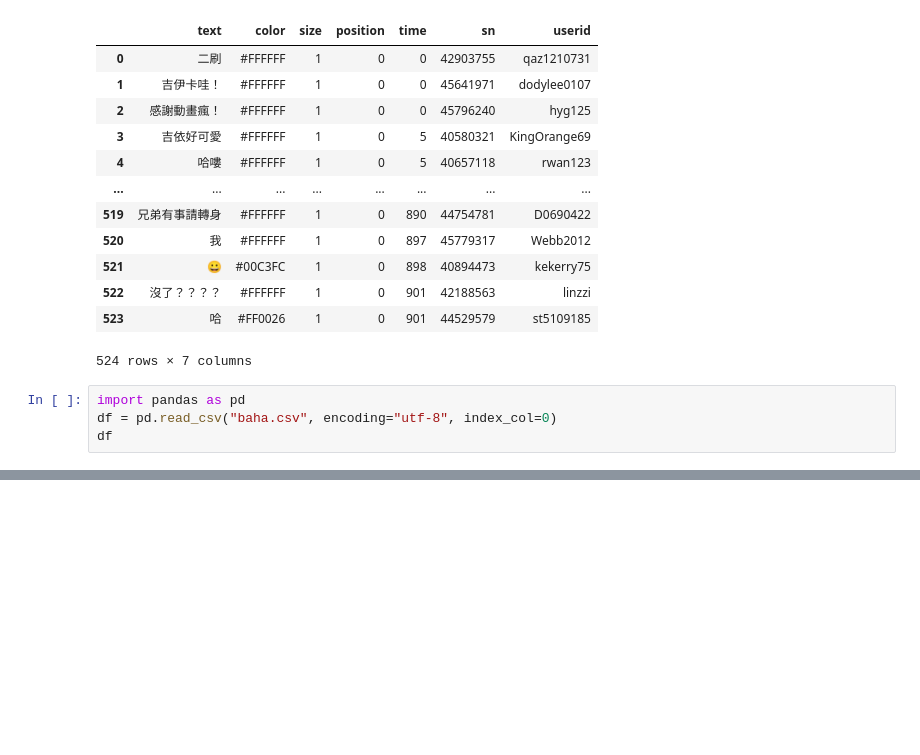
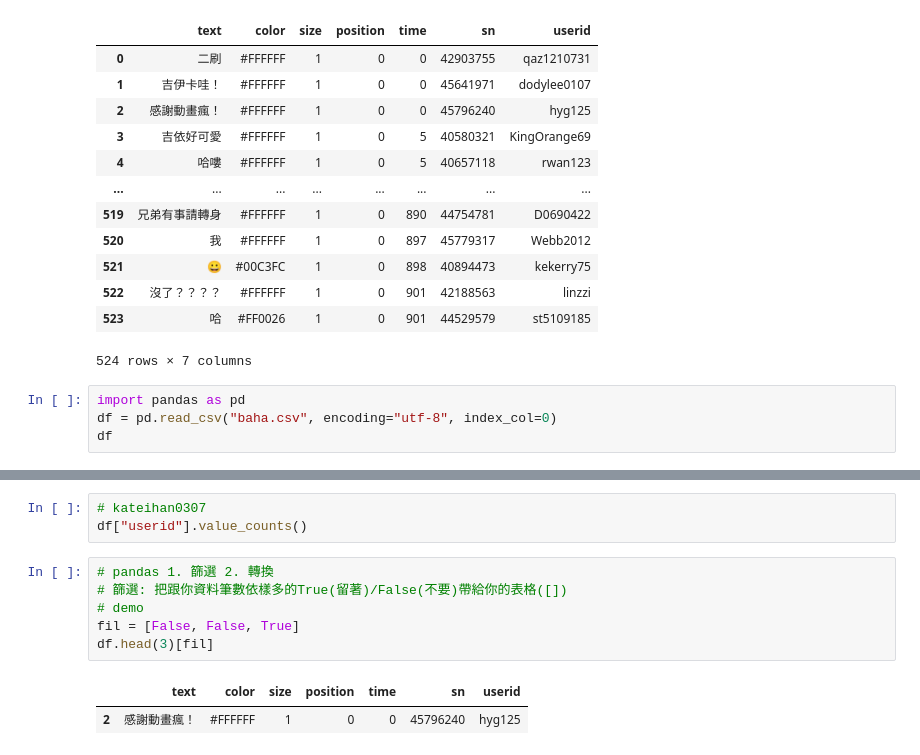
Before and after one commit to Elwing-Chou/tibame_20250729, a Jupyter notebook: tibame_20250821.ipynb, the cells around one changed output, grey strips where cells are left out. Drawn from its saved outputs; the diff is of its cells as text; blank space fills up the shorter version.

```diff
--- a/tibame_20250821.ipynb
+++ b/tibame_20250821.ipynb
@@ -229,0 +216,12 @@ df[cols]
+# %%
+# kateihan0307
+df["userid"].value_counts()
+# %%
+# pandas 1. 篩選 2. 轉換
+# 篩選: 把跟你資料筆數依樣多的True(留著)/False(不要)帶給你的表格([])
+# demo
+fil = [False, False, True]
+df.head(3)[fil]
+# %% [output]
+|  | text | color | size | position | time | sn | userid |
+| 2 | 感謝動畫瘋！ | #FFFFFF | 1 | 0 | 0 | 45796240 | hyg125 |
```
Also changed, not shown: parts of 1 cell of this notebook.
